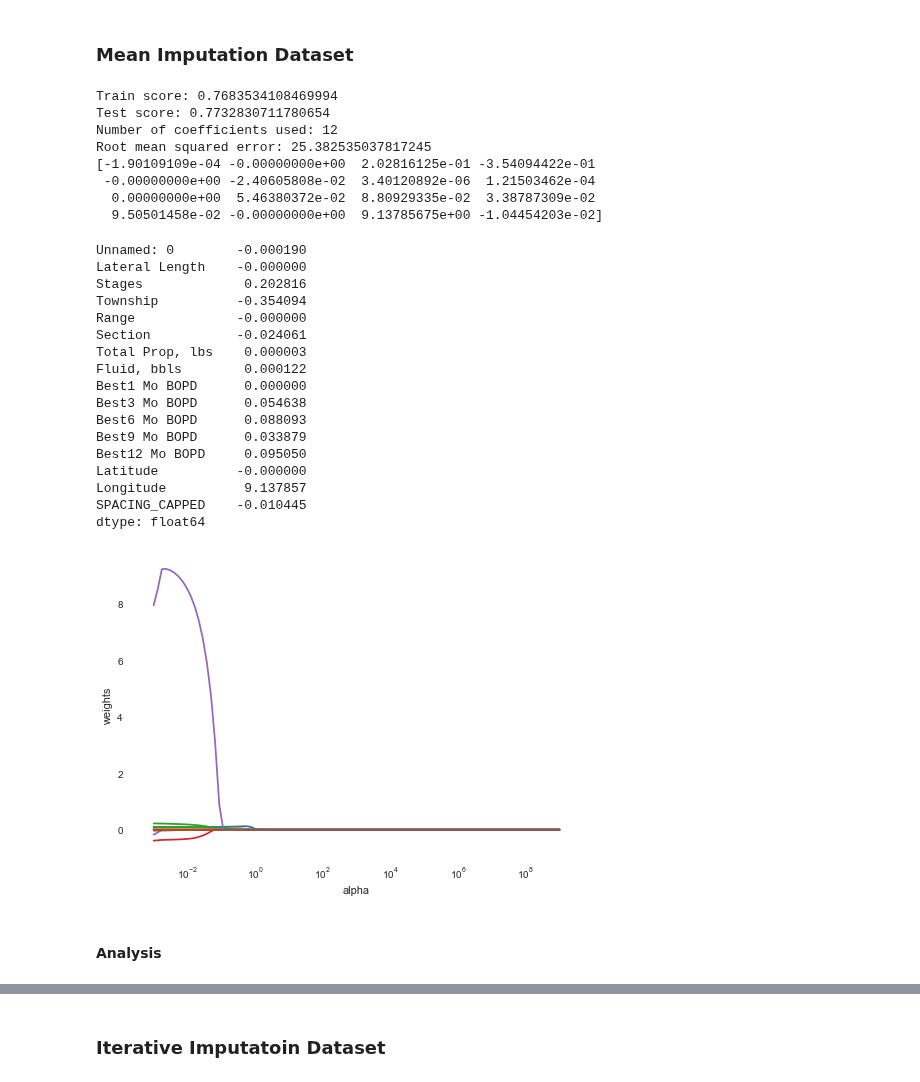
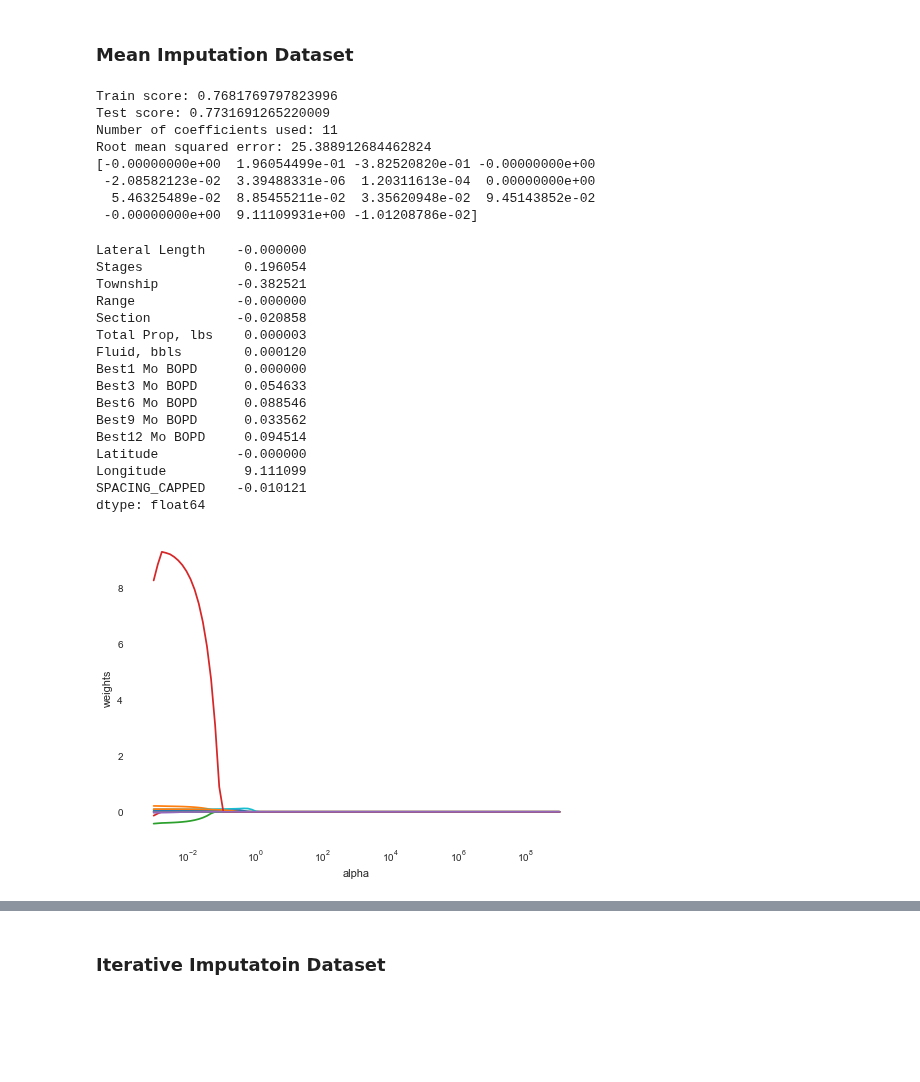
Before and after one commit to FRI-Energy-Analytics/2020_summer_fellows, a Jupyter notebook: Feature Selection - Novel Viz/ImputationFeatureSelection.ipynb, the cells around one changed output, grey strips where cells are left out. Cells and saved outputs as stored; diff of their text form; code cells hidden in the pictures; blank space fills up the shorter version.

```diff
--- a/Feature Selection - Novel Viz/ImputationFeatureSelection.ipynb
+++ b/Feature Selection - Novel Viz/ImputationFeatureSelection.ipynb
@@ -51,7 +51,7 @@ DatasetIIandCI = pd.read_csv("DatasetIIandCI.csv")
 ### Dataset with Dropped Data
 # %%
 from math import sqrt
-X = DatasetDropna.copy().select_dtypes([np.number]).drop(["12 month Cum Prod", "Year Drilled"], axis = 1)
+X = DatasetDropna.copy().select_dtypes([np.number]).drop(["12 month Cum Prod", "Year Drilled", "Unnamed: 0"], axis = 1)
 scaler = StandardScaler()
 sX = scaler.fit_transform(X)
 y = DatasetDropna["12 month Cum Prod"]
@@ -118,7 +133,7 @@ dtype: float64
 # %% [markdown]
 ### Mean Imputation Dataset
 # %%
-X = DatasetMean.copy().select_dtypes([np.number]).drop(["12 month Cum Prod", "Year Drilled"], axis = 1)
+X = DatasetMean.copy().select_dtypes([np.number]).drop(["12 month Cum Prod", "Year Drilled", "Unnamed: 0"], axis = 1)
 scaler = StandardScaler()
 sX = scaler.fit_transform(X)
 y = DatasetMean["12 month Cum Prod"]
@@ -133,52 +148,49 @@ for a in alphas:
     coefs.append(Lasso.coef_)
 ax = plt.gca()
 ax.plot(alphas*2, coefs)
 ax.set_xscale("log")
 plt.axis('tight')
 plt.xlabel('alpha')
 plt.ylabel('weights')
 
 Lassocv = LassoCV(alphas = None, cv = 20, max_iter = 300000, normalize = True)
 Lassocv.fit(X_train, y_train)
 
 Lasso.set_params(alpha = Lassocv.alpha_)
 Lasso.fit(X_train, y_train)
 
 y_pred = Lasso.predict(X_test)
 rmse = sqrt(metrics.mean_squared_error(y_test, y_pred))
 
 print("Train score:", Lasso.score(X_train, y_train))
 print("Test score:", Lasso.score(X_test, y_test))
 print("Number of coefficients used:", np.sum(Lasso.coef_!=0))
 print("Root mean squared error:", rmse)
 print(Lasso.coef_)
 pd.Series(Lasso.coef_, index = X.columns)
 # %% [output]
-Train score: 0.7683534108469994
-Test score: 0.7732830711780654
-Number of coefficients used: 12
-Root mean squared error: 25.382535037817245
-[-1.90109109e-04 -0.00000000e+00  2.02816125e-01 -3.54094422e-01
- -0.00000000e+00 -2.40605808e-02  3.40120892e-06  1.21503462e-04
-  0.00000000e+00  5.46380372e-02  8.80929335e-02  3.38787309e-02
-  9.50501458e-02 -0.00000000e+00  9.13785675e+00 -1.04454203e-02]
+Train score: 0.7681769797823996
+Test score: 0.7731691265220009
+Number of coefficients used: 11
+Root mean squared error: 25.388912684462824
+[-0.00000000e+00  1.96054499e-01 -3.82520820e-01 -0.00000000e+00
+ -2.08582123e-02  3.39488331e-06  1.20311613e-04  0.00000000e+00
+  5.46325489e-02  8.85455211e-02  3.35620948e-02  9.45143852e-02
+ -0.00000000e+00  9.11109931e+00 -1.01208786e-02]
-Unnamed: 0        -0.000190
 Lateral Length    -0.000000
-Stages             0.202816
-Township          -0.354094
+Stages             0.196054
+Township          -0.382521
 Range             -0.000000
-Section           -0.024061
+Section           -0.020858
 Total Prop, lbs    0.000003
-Fluid, bbls        0.000122
+Fluid, bbls        0.000120
 Best1 Mo BOPD      0.000000
-Best3 Mo BOPD      0.054638
-Best6 Mo BOPD      0.088093
-Best9 Mo BOPD      0.033879
-Best12 Mo BOPD     0.095050
+Best3 Mo BOPD      0.054633
+Best6 Mo BOPD      0.088546
+Best9 Mo BOPD      0.033562
+Best12 Mo BOPD     0.094514
 Latitude          -0.000000
-Longitude          9.137857
-SPACING_CAPPED    -0.010445
+Longitude          9.111099
+SPACING_CAPPED    -0.010121
 dtype: float64
-[figure, old version]
+[figure, new version]
-# %% [markdown]
-#### Analysis
```
Also changed, not shown: parts of 24 cells of this notebook.
